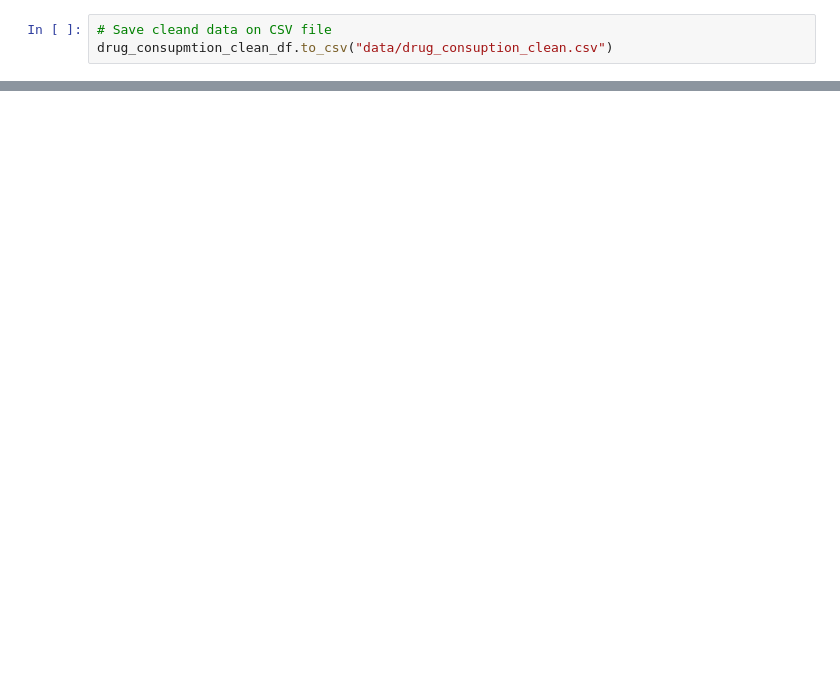
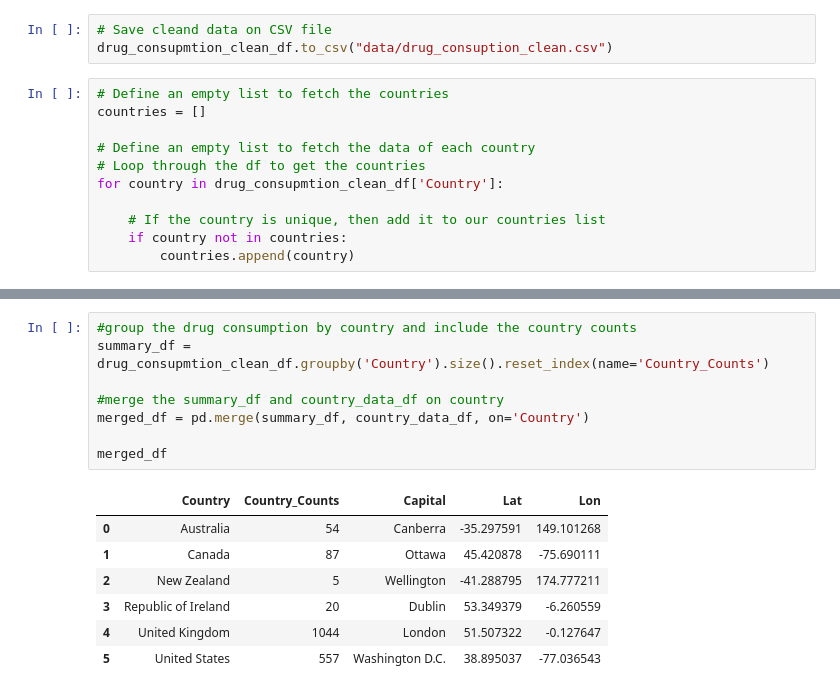
Before and after one commit to dausugam/project_1, a Jupyter notebook: data_cleaning.ipynb, the cells around one changed output, grey strips where cells are left out. Saved outputs shown, nothing was run; the diff lists cells and outputs as text; blank space fills up the shorter version.

```diff
--- a/data_cleaning.ipynb
+++ b/data_cleaning.ipynb
@@ -95,3 +114,14 @@ drug_consupmtion_clean_df.head()
 # %%
 # Save cleand data on CSV file
 drug_consupmtion_clean_df.to_csv("data/drug_consuption_clean.csv")
+# %%
+# Define an empty list to fetch the countries
+countries = []
+
+# Define an empty list to fetch the data of each country
+# Loop through the df to get the countries
+for country in drug_consupmtion_clean_df['Country']:
+
+    # If the country is unique, then add it to our countries list
+    if country not in countries:
+        countries.append(country)
@@ -97,0 +183,16 @@ drug_consupmtion_clean_df.to_csv("data/drug_consuption_clean.csv")
+# %%
+#group the drug consumption by country and include the country counts
+summary_df = drug_consupmtion_clean_df.groupby('Country').size().reset_index(name='Country_Counts')
+
+#merge the summary_df and country_data_df on country
+merged_df = pd.merge(summary_df, country_data_df, on='Country')
+
+merged_df
+# %% [output]
+|  | Country | Country_Counts | Capital | Lat | Lon |
+| 0 | Australia | 54 | Canberra | -35.297591 | 149.101268 |
+| 1 | Canada | 87 | Ottawa | 45.420878 | -75.690111 |
+| 2 | New Zealand | 5 | Wellington | -41.288795 | 174.777211 |
+| 3 | Republic of Ireland | 20 | Dublin | 53.349379 | -6.260559 |
+| 4 | United Kingdom | 1044 | London | 51.507322 | -0.127647 |
+| 5 | United States | 557 | Washington D.C. | 38.895037 | -77.036543 |
```
Also changed, not shown: parts of 8 cells of this notebook, 1 other file.
